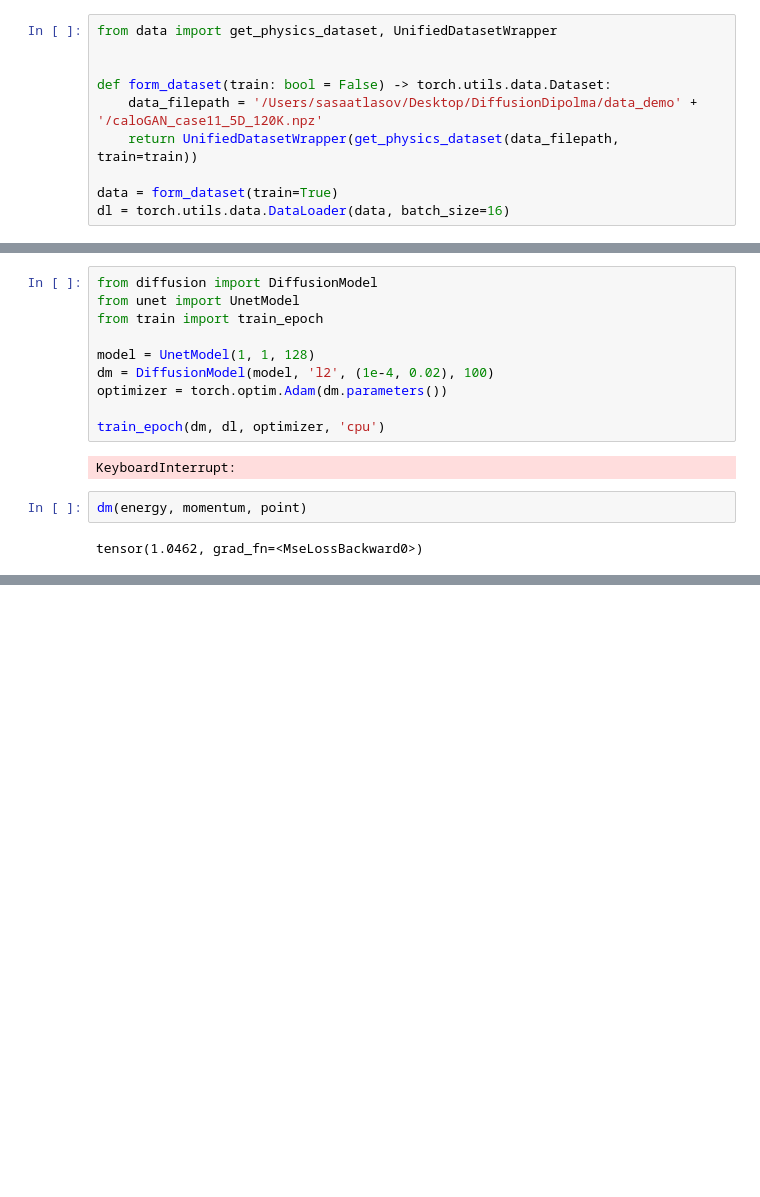
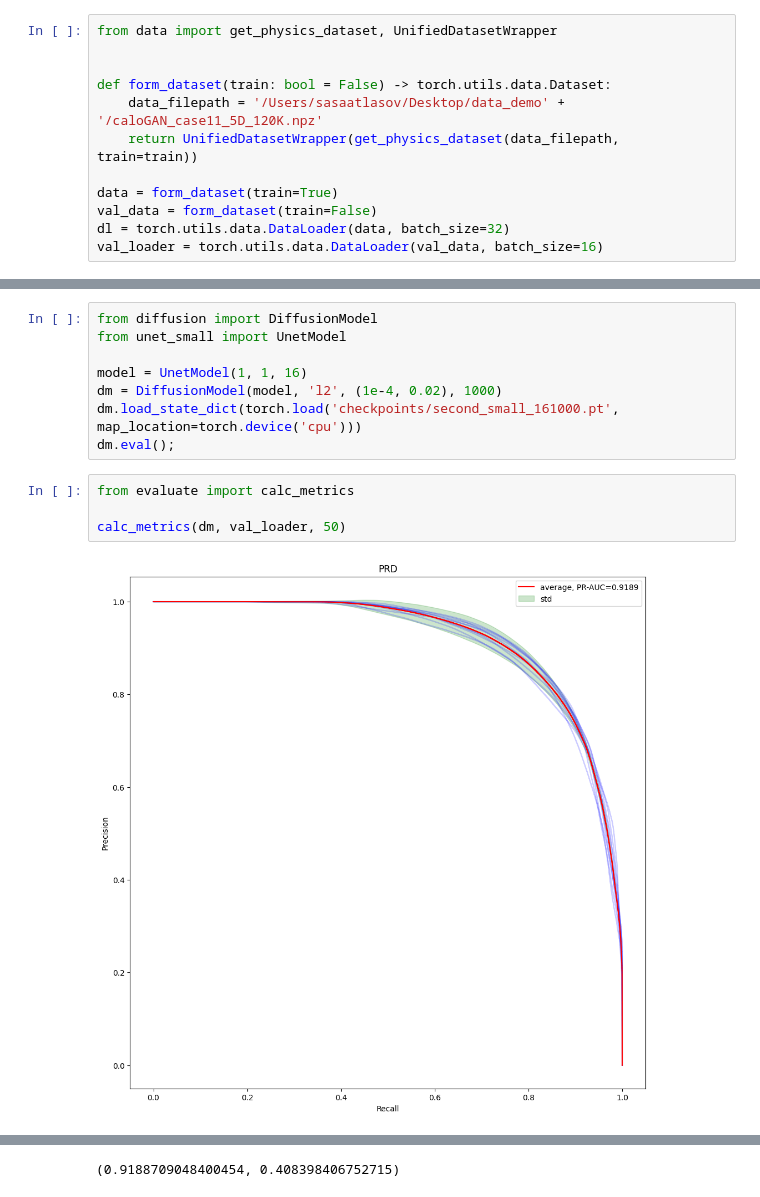
Before and after one commit to sashaatlasov/DiffusionDipolma, a Jupyter notebook: test.ipynb, the cells around one changed output, grey strips where cells are left out. Cells and saved outputs as stored; diff of their text form; blank space fills up the shorter version.

```diff
--- a/test.ipynb
+++ b/test.ipynb
@@ -8,9 +9,11 @@ from data import get_physics_dataset, UnifiedDatasetWrapper
 
 
 def form_dataset(train: bool = False) -> torch.utils.data.Dataset:
-    data_filepath = '/Users/sasaatlasov/Desktop/DiffusionDipolma/data_demo' + '/caloGAN_case11_5D_120K.npz'
+    data_filepath = '/Users/sasaatlasov/Desktop/data_demo' + '/caloGAN_case11_5D_120K.npz'
     return UnifiedDatasetWrapper(get_physics_dataset(data_filepath, train=train))
 
 data = form_dataset(train=True)
-dl = torch.utils.data.DataLoader(data, batch_size=16)
+val_data = form_dataset(train=False)
+dl = torch.utils.data.DataLoader(data, batch_size=32)
+val_loader = torch.utils.data.DataLoader(val_data, batch_size=16)
 # %%
@@ -28,17 +31,15 @@ torch.Size([16, 2])
 torch.Size([16, 3])
 # %%
 from diffusion import DiffusionModel
-from unet import UnetModel
-from train import train_epoch
+from unet_small import UnetModel
 
-model = UnetModel(1, 1, 128)
-dm = DiffusionModel(model, 'l2', (1e-4, 0.02), 100)
-optimizer = torch.optim.Adam(dm.parameters())
-
-train_epoch(dm, dl, optimizer, 'cpu')
+model = UnetModel(1, 1, 16)
+dm = DiffusionModel(model, 'l2', (1e-4, 0.02), 1000)
+dm.load_state_dict(torch.load('checkpoints/second_small_161000.pt', map_location=torch.device('cpu')))
+dm.eval();
-# %% [output]
-KeyboardInterrupt:
-# %%
-dm(energy, momentum, point)
-# %% [output]
-tensor(1.0462, grad_fn=<MseLossBackward0>)
+# %%
+from evaluate import calc_metrics
+
+calc_metrics(dm, val_loader, 50)
+# %% [output]
+[figure, added]
@@ -44,0 +47 @@ tensor(1.0462, grad_fn=<MseLossBackward0>)
+(0.9188709048400454, 0.408398406752715)
```
Also changed, not shown: parts of 8 cells of this notebook, 15 other files.
